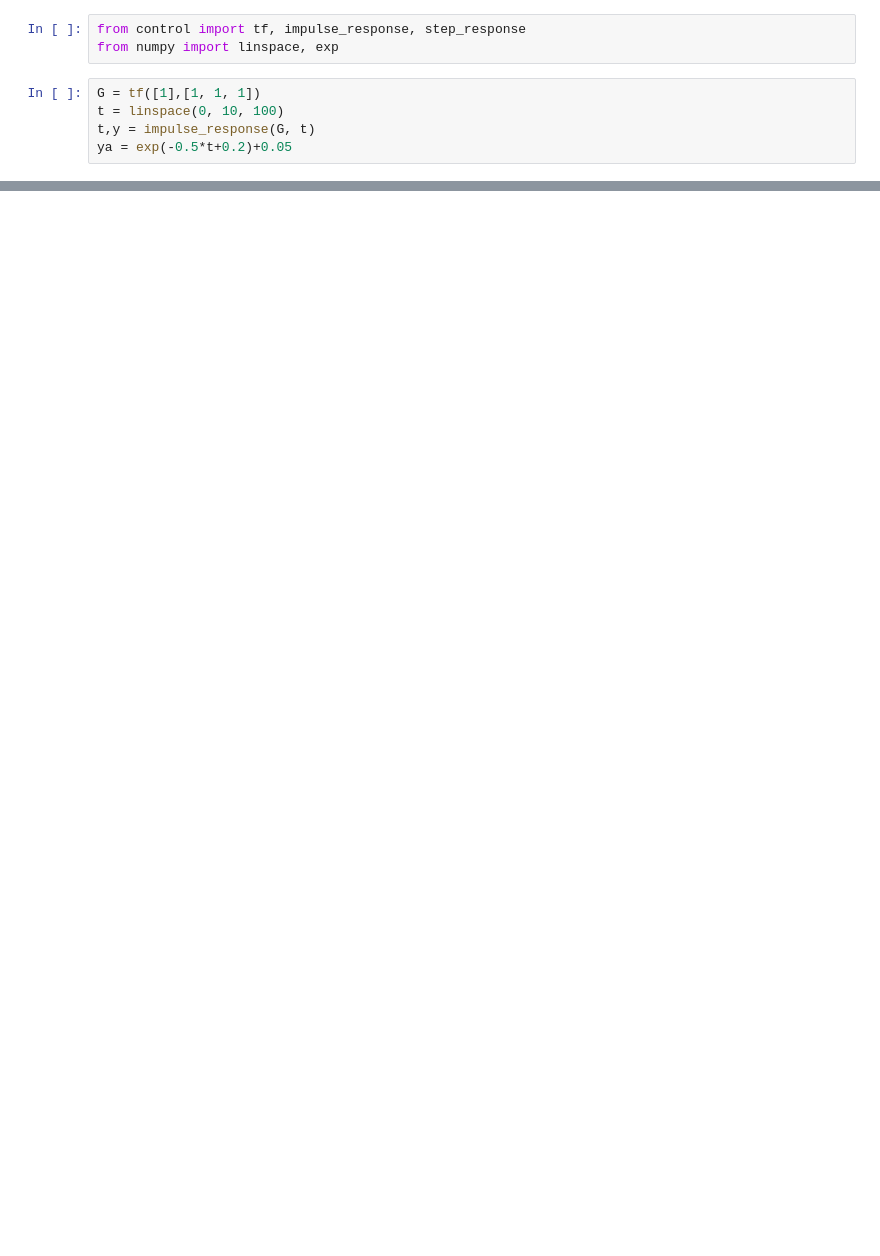
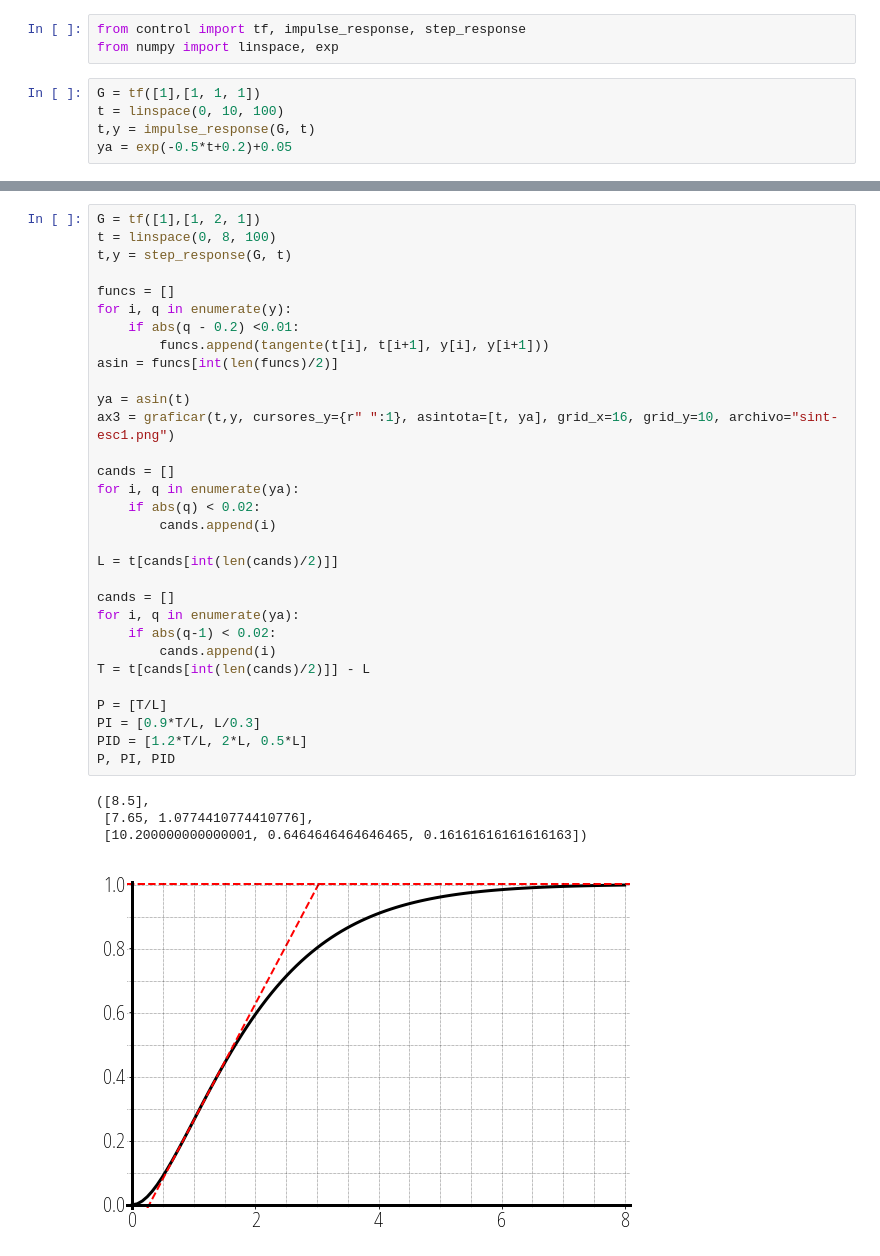
Before and after one commit to cad3na/JupyterNotebooks, a Jupyter notebook: Python/Graficacion/Graficas estabilidad.ipynb, the cells around one changed output, grey strips where cells are left out. Drawn from its saved outputs; the diff is of its cells as text; blank space fills up the shorter version.

```diff
--- a/Python/Graficacion/Graficas estabilidad.ipynb
+++ b/Python/Graficacion/Graficas estabilidad.ipynb
@@ -131,0 +137,36 @@ pi/4
+# %%
+G = tf([1],[1, 2, 1])
+t = linspace(0, 8, 100)
+t,y = step_response(G, t)
+
+funcs = []
+for i, q in enumerate(y):
+    if abs(q - 0.2) <0.01:
+        funcs.append(tangente(t[i], t[i+1], y[i], y[i+1]))
+asin = funcs[int(len(funcs)/2)]
+
+ya = asin(t)
+ax3 = graficar(t,y, cursores_y={r" ":1}, asintota=[t, ya], grid_x=16, grid_y=10, archivo="sint-esc1.png")
+
+cands = []
+for i, q in enumerate(ya):
+    if abs(q) < 0.02:
+        cands.append(i)
+
+L = t[cands[int(len(cands)/2)]]
+
+cands = []
+for i, q in enumerate(ya):
+    if abs(q-1) < 0.02:
+        cands.append(i)
+T = t[cands[int(len(cands)/2)]] - L
+
+P = [T/L]
+PI = [0.9*T/L, L/0.3]
+PID = [1.2*T/L, 2*L, 0.5*L]
+P, PI, PID
+# %% [output]
+([8.5],
+ [7.65, 1.0774410774410776],
+ [10.200000000000001, 0.6464646464646465, 0.16161616161616163])
+[figure, added]
```
Also changed, not shown: parts of 16 cells of this notebook, 47 other files.
